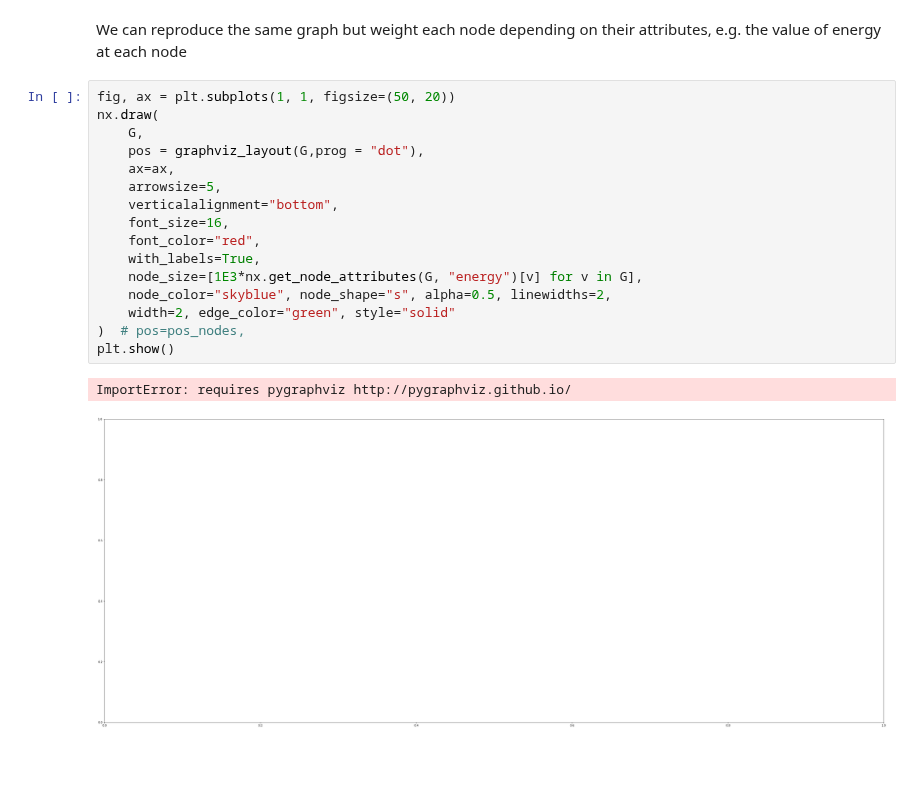
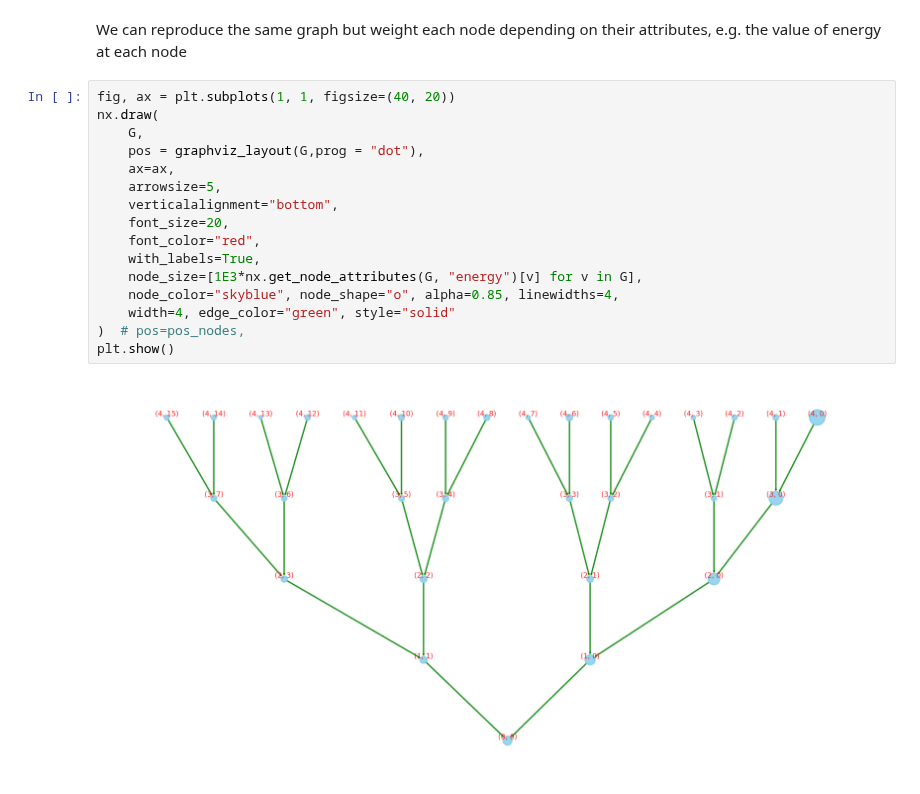
Before and after one commit to USonixGroup/wpt-cavitation, a Jupyter notebook: notebooks/transform_graph_visualisation.ipynb, the cells around one changed output. Drawn from its saved outputs; the diff is of its cells as text; blank space fills up the shorter version.

Commit message:
amended the graph visualisation notebook to remove the plotting errors

```diff
--- a/notebooks/transform_graph_visualisation.ipynb
+++ b/notebooks/transform_graph_visualisation.ipynb
@@ -149,21 +152,20 @@ ImportError: requires pygraphviz http://pygraphviz.github.io/
 # %% [markdown]
 We can reproduce the same graph but weight each node depending on their attributes, e.g. the value of energy at each node
 # %%
-fig, ax = plt.subplots(1, 1, figsize=(50, 20))
+fig, ax = plt.subplots(1, 1, figsize=(40, 20))
 nx.draw(
     G,
     pos = graphviz_layout(G,prog = "dot"),
     ax=ax,
     arrowsize=5,
     verticalalignment="bottom",
-    font_size=16,
+    font_size=20,
     font_color="red",
     with_labels=True,
     node_size=[1E3*nx.get_node_attributes(G, "energy")[v] for v in G],
-    node_color="skyblue", node_shape="s", alpha=0.5, linewidths=2,
-    width=2, edge_color="green", style="solid"
+    node_color="skyblue", node_shape="o", alpha=0.85, linewidths=4,
+    width=4, edge_color="green", style="solid"
 )  # pos=pos_nodes,
 plt.show()
 # %% [output]
-ImportError: requires pygraphviz http://pygraphviz.github.io/
-[figure, old version]
+[figure, new version]
```
Also changed, not shown: parts of 5 cells of this notebook.
